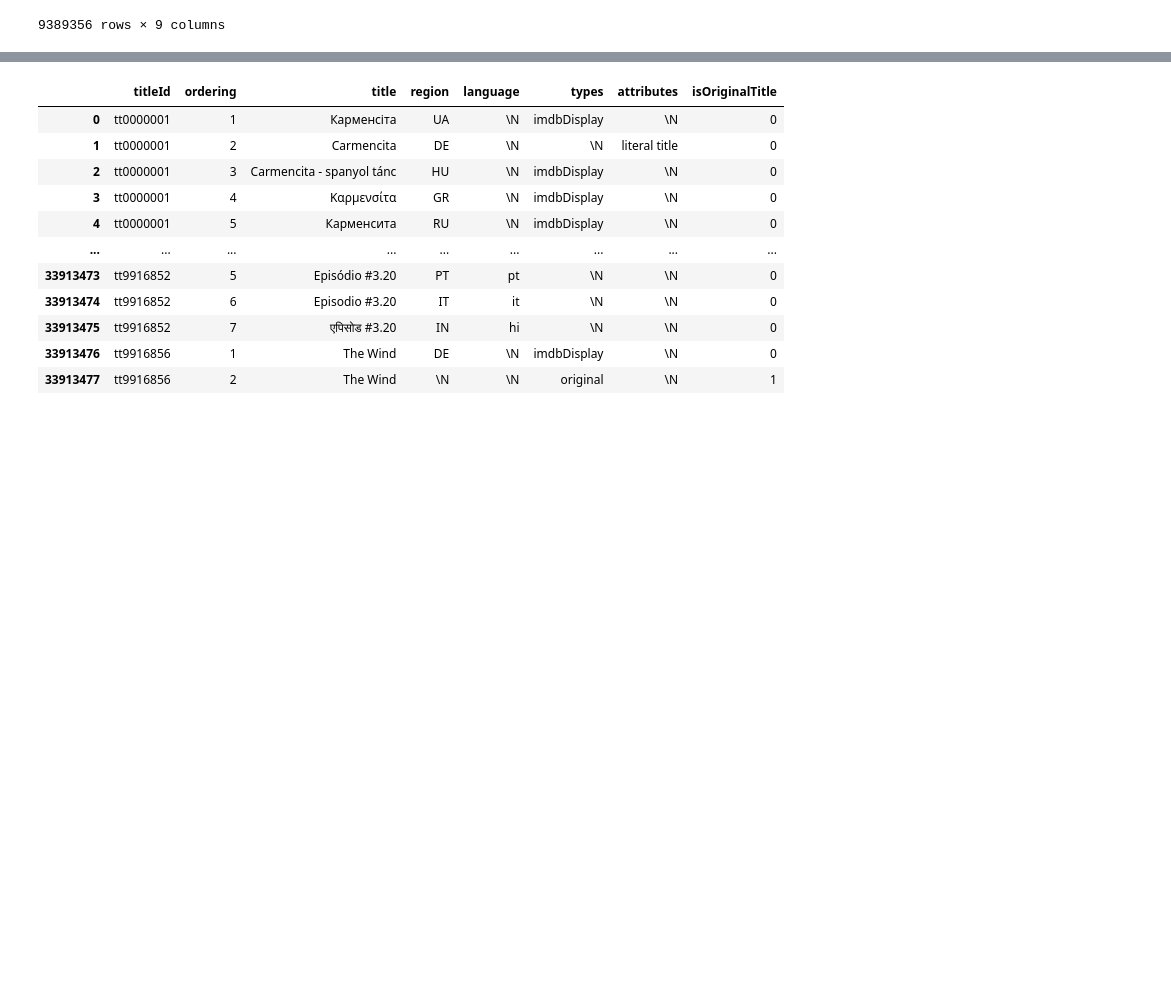
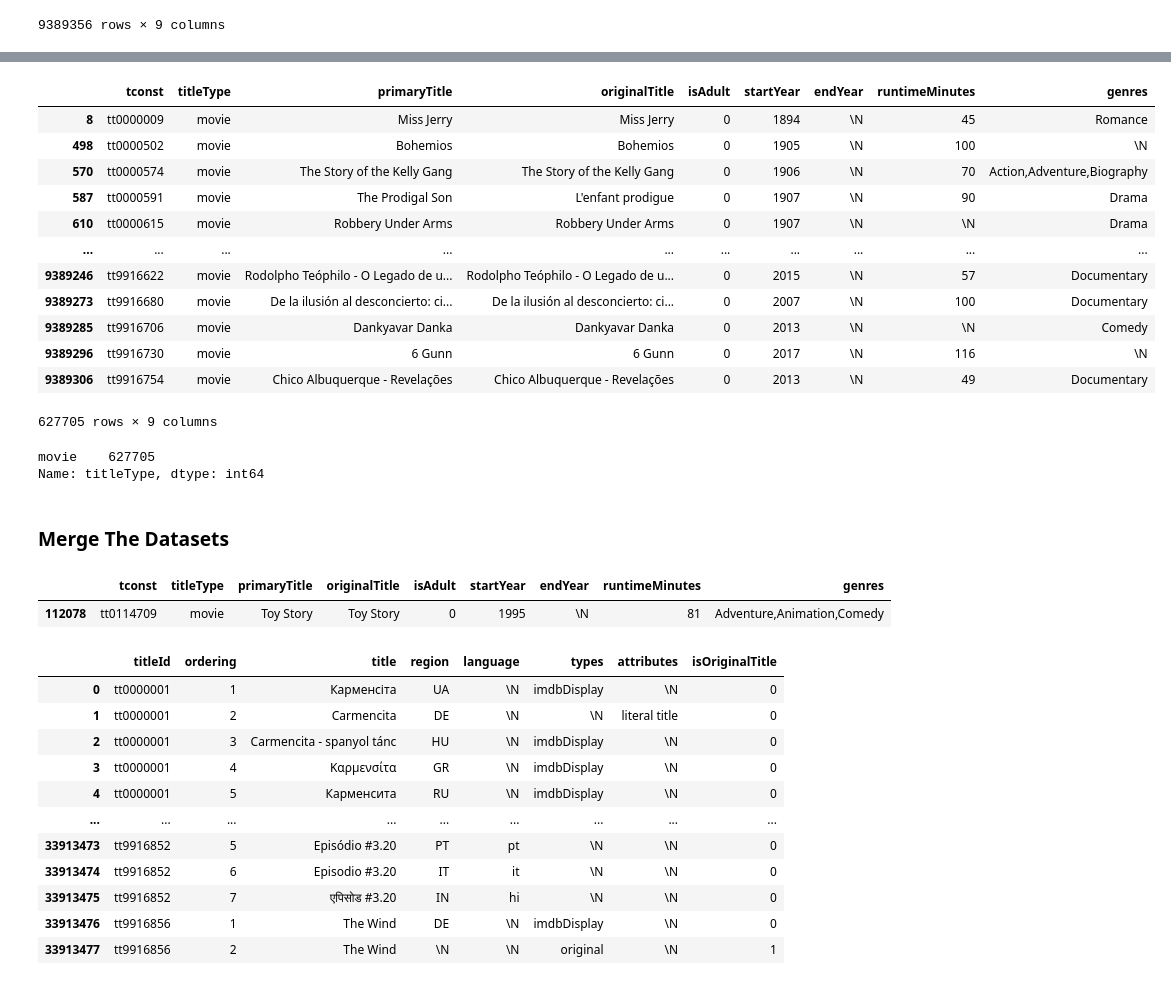
Before and after one commit to kevgross89/Apple-TV-Movie-Recommendation-Engine, a Jupyter notebook: What To Watch - Movie Recommendation Engine.ipynb, the cells around one changed output, grey strips where cells are left out. Cells and saved outputs as stored; diff of their text form; code cells hidden in the pictures; blank space fills up the shorter version.

```diff
--- a/OTT Recommendation Engine.ipynb
+++ b/What To Watch - Movie Recommendation Engine.ipynb
@@ -88,3 +220,36 @@ title_basics_df
+# %%
+# Filter titles to only contain 'movies'
+title_basics_df = title_basics_df.loc[title_basics_df['titleType'].str.contains('movie')]
+
+# Preview the filtering
+title_basics_df
+# %% [output]
+|  | tconst | titleType | primaryTitle | originalTitle | isAdult | startYear | endYear | runtimeMinutes | genres |
+| 8 | tt0000009 | movie | Miss Jerry | Miss Jerry | 0 | 1894 | \N | 45 | Romance |
+| 498 | tt0000502 | movie | Bohemios | Bohemios | 0 | 1905 | \N | 100 | \N |
+| 570 | tt0000574 | movie | The Story of the Kelly Gang | The Story of the Kelly Gang | 0 | 1906 | \N | 70 | Action,Adventure,Biography |
+| 587 | tt0000591 | movie | The Prodigal Son | L'enfant prodigue | 0 | 1907 | \N | 90 | Drama |
+| 610 | tt0000615 | movie | Robbery Under Arms | Robbery Under Arms | 0 | 1907 | \N | \N | Drama |
+| ... | ... | ... | ... | ... | ... | ... | ... | ... | ... |
+| 9389246 | tt9916622 | movie | Rodolpho Teóphilo - O Legado de u... | Rodolpho Teóphilo - O Legado de u... | 0 | 2015 | \N | 57 | Documentary |
+| 9389273 | tt9916680 | movie | De la ilusión al desconcierto: ci... | De la ilusión al desconcierto: ci... | 0 | 2007 | \N | 100 | Documentary |
+| 9389285 | tt9916706 | movie | Dankyavar Danka | Dankyavar Danka | 0 | 2013 | \N | \N | Comedy |
+| 9389296 | tt9916730 | movie | 6 Gunn | 6 Gunn | 0 | 2017 | \N | 116 | \N |
+| 9389306 | tt9916754 | movie | Chico Albuquerque - Revelações | Chico Albuquerque - Revelações | 0 | 2013 | \N | 49 | Documentary |
+627705 rows × 9 columns
+# %%
+# Check if it worked
+title_basics_df['titleType'].value_counts()
+# %% [output]
+movie    627705
+Name: titleType, dtype: int64
+# %% [markdown]
+### Merge The Datasets
+# %%
+title_basics_df.loc[title_basics_df['tconst'].str.contains('114709')]
+# %% [output]
+|  | tconst | titleType | primaryTitle | originalTitle | isAdult | startYear | endYear | runtimeMinutes | genres |
+| 112078 | tt0114709 | movie | Toy Story | Toy Story | 0 | 1995 | \N | 81 | Adventure,Animation,Comedy |
 # %%
 # Load the data
 title_df = pd.read_csv('Data/IMDB/title_data.tsv', sep='\t', low_memory=False)
```
Also changed, not shown: parts of 7 cells of this notebook, 6 other files.
